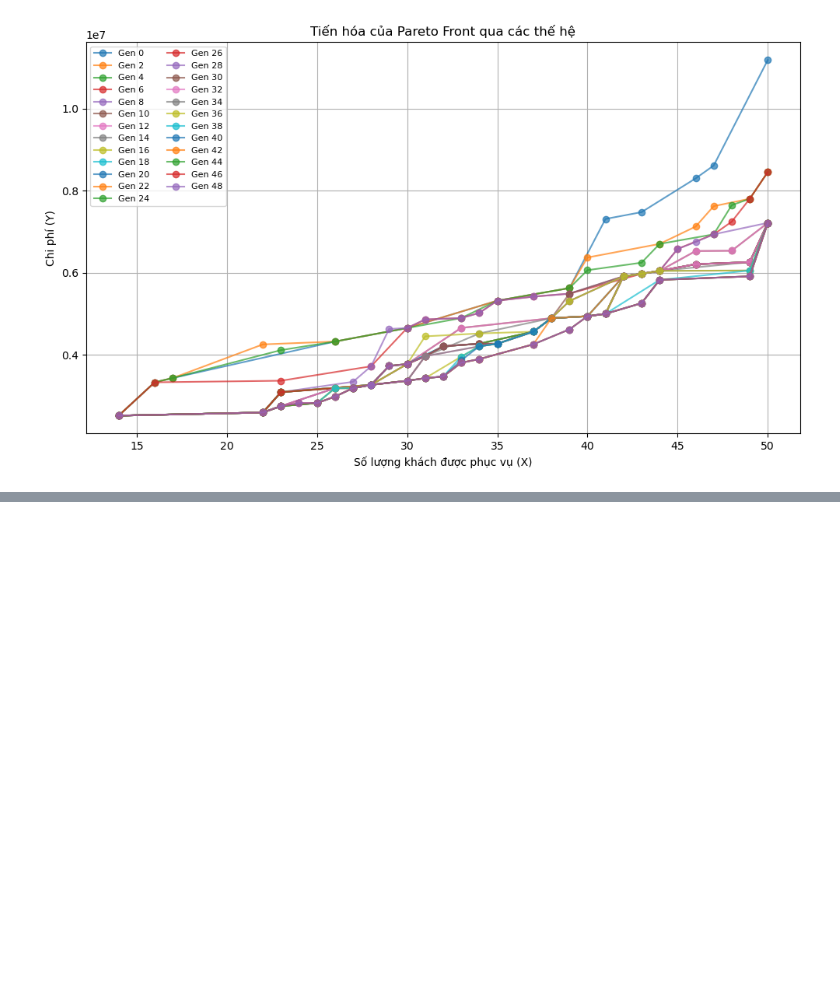
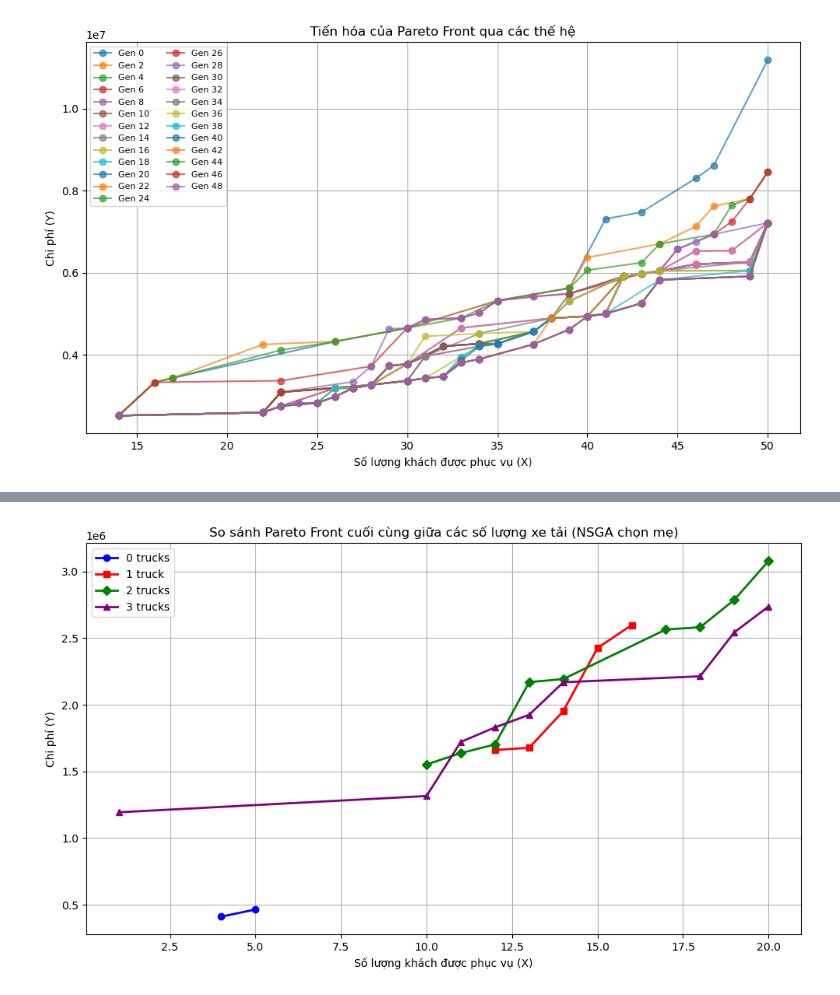
Before and after one commit to tienkhoina/Truck_drone_optimize, a Jupyter notebook: Result compare/Hyper_volume.ipynb, the cells around one changed output, grey strips where cells are left out. Cells and saved outputs as stored; diff of their text form; code cells hidden in the pictures; blank space fills up the shorter version.

```diff
--- a/Result compare/Hyper_volume.ipynb
+++ b/Result compare/Hyper_volume.ipynb
@@ -293,0 +362,62 @@ Ref : [ 5.370000e+01 -1.343442e+06]
+# %%
+import matplotlib.pyplot as plt
+
+# Hàm đọc Pareto cuối cùng
+def read_last_pareto(filename):
+    generations = []
+    current_gen = []
+
+    with open(filename, 'r', encoding='utf-8') as f:
+        for line in f:
+            line = line.strip()
+            if line.startswith("Thế hệ thứ"):
+                if current_gen:
+                    generations.append(current_gen)
+                    current_gen = []
+            elif line:
+                parts = line.split()
+                if len(parts) == 2:
+                    x = int(parts[0])
+                    y = float(parts[1])
+                    current_gen.append((x, y))
+        if current_gen:
+            generations.append(current_gen)
+    return generations[-1]
+
+# Vẽ nhiều Pareto
+def plot_last_paretos(data_list, labels, colors, markers):
+    plt.figure(figsize=(10, 6))
+
+    for data, label, color, marker in zip(data_list, labels, colors, markers):
+        data_sorted = sorted(data, key=lambda x: x[0])
+        x_vals = [p[0] for p in data_sorted]
+        y_vals = [p[1] for p in data_sorted]
+        plt.plot(x_vals, y_vals, marker=marker, linestyle='-', label=label,
+                 color=color, markersize=6, linewidth=2, alpha=1.0)
+
+    plt.xlabel("Số lượng khách được phục vụ (X)")
+    plt.ylabel("Chi phí (Y)")
+    plt.title("So sánh Pareto Front cuối cùng giữa các số lượng xe tải (NSGA chọn mẹ)")
+    plt.legend()
+    plt.grid(True)
+    plt.tight_layout()
+    plt.show()
+
+# Các file cần đọc
+base_path = r"D:\Project GA new\data"  # đổi đường dẫn phù hợp
+file_names = [
+    f"{base_path}\\Pareto1_Nsga_with_select_parent2_{i}.txt" for i in range(4)
+]
+
+# Đọc dữ liệu
+paretos = [read_last_pareto(file) for file in file_names]
+
+# Các nhãn, màu, marker
+labels = [f"{i} truck{'s' if i != 1 else ''}" for i in range(4)]
+colors = ['blue', 'red', 'green', 'purple']
+markers = ['o', 's', 'D', '^']
+
+# Vẽ
+plot_last_paretos(paretos, labels, colors, markers)
+# %% [output]
+[figure, added]
```
Also changed, not shown: parts of 4 cells of this notebook, 32 other files.
